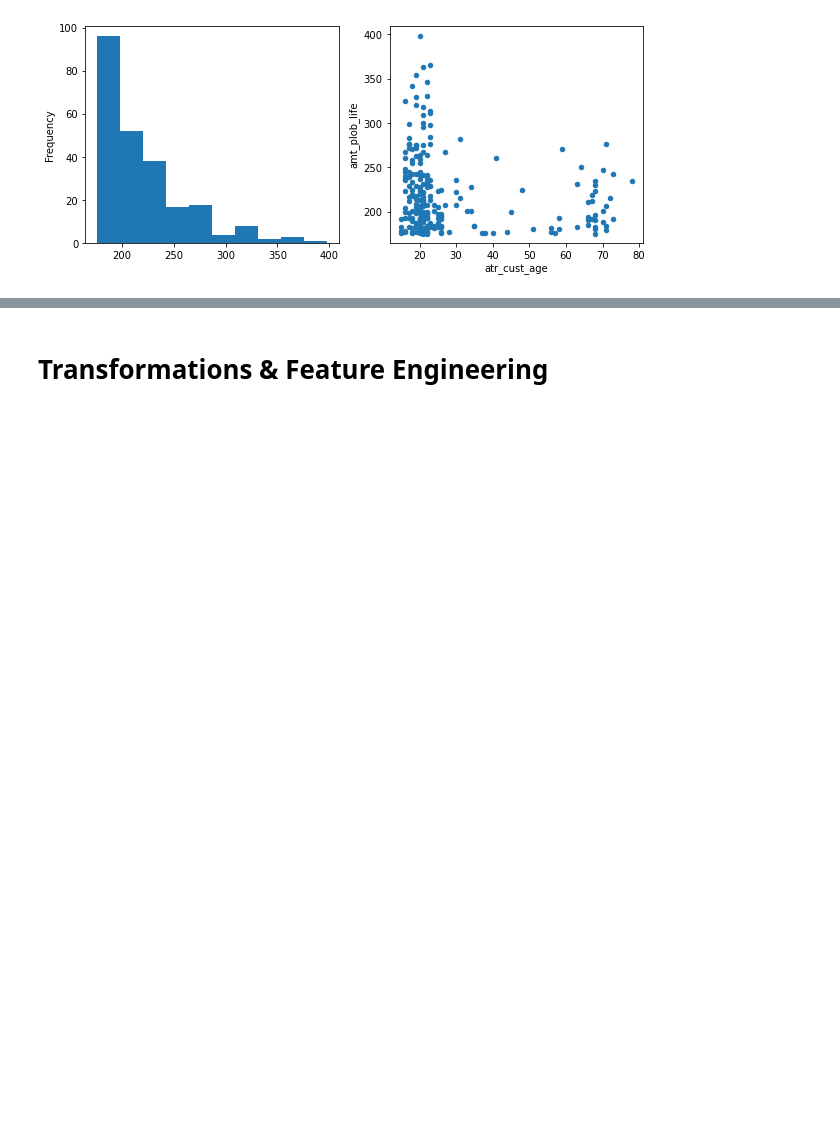
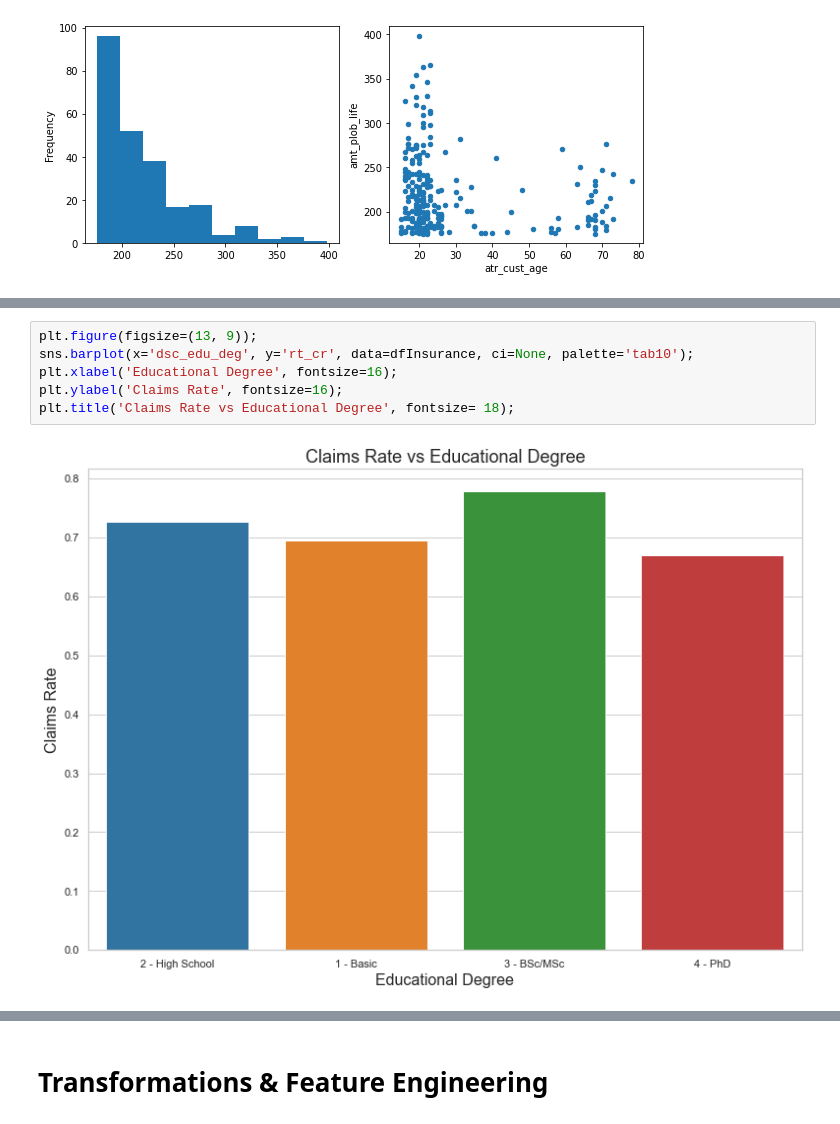
Before and after one commit to Portugapt/Closer-Challenge, a Jupyter notebook: notebook/EDA.ipynb, the cells around one changed output, grey strips where cells are left out. Saved outputs shown, nothing was run; the diff lists cells and outputs as text; blank space fills up the shorter version.

```diff
--- a/notebook/EDA.ipynb
+++ b/notebook/EDA.ipynb
@@ -561,0 +546,8 @@ dfInsurance.shape
+# %%
+plt.figure(figsize=(13, 9));
+sns.barplot(x='dsc_edu_deg', y='rt_cr', data=dfInsurance, ci=None, palette='tab10');
+plt.xlabel('Educational Degree', fontsize=16);
+plt.ylabel('Claims Rate', fontsize=16);
+plt.title('Claims Rate vs Educational Degree', fontsize= 18);
+# %% [output]
+[figure, added]
```
Also changed, not shown: parts of 23 cells of this notebook.
